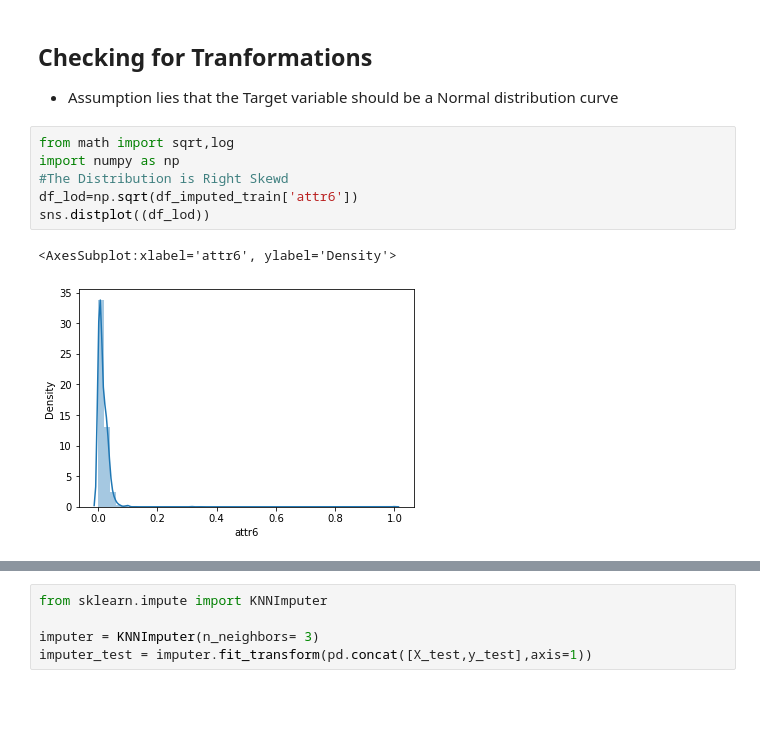
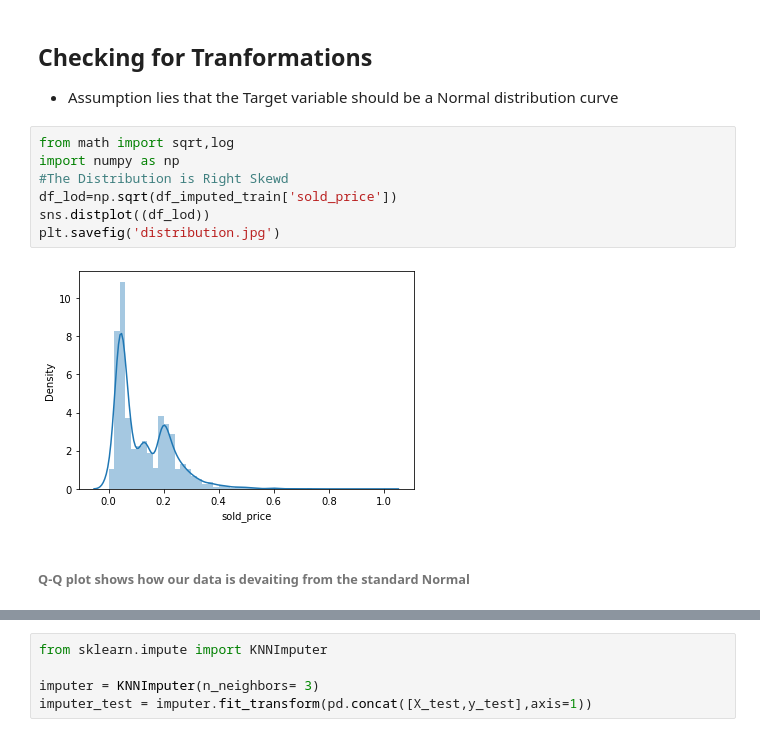
Before and after one commit to jagadeeshvarma927/Machine-Deep-Learrning-Codes, a Jupyter notebook: Regreesion _Models_on_ Poshmark_Company_Price_prediction.ipynb, the cells around one changed output, grey strips where cells are left out. Cells and saved outputs as stored; diff of their text form; blank space fills up the shorter version.

```diff
--- a/Regreesion _Models_on_ Poshmark_Company_Price_prediction.ipynb
+++ b/Regreesion _Models_on_ Poshmark_Company_Price_prediction.ipynb
@@ -373,9 +377,11 @@ memory usage: 273.3 KB
 # %%
 from math import sqrt,log
 import numpy as np
 #The Distribution is Right Skewd
-df_lod=np.sqrt(df_imputed_train['attr6'])
+df_lod=np.sqrt(df_imputed_train['sold_price'])
 sns.distplot((df_lod))
+plt.savefig('distribution.jpg')
 # %% [output]
-<AxesSubplot:xlabel='attr6', ylabel='Density'>
-[figure, old version]
+[figure, new version]
+# %% [markdown]
+###### Q-Q plot shows how our data is devaiting from the standard Normal
```
Also changed, not shown: parts of 38 cells of this notebook.
